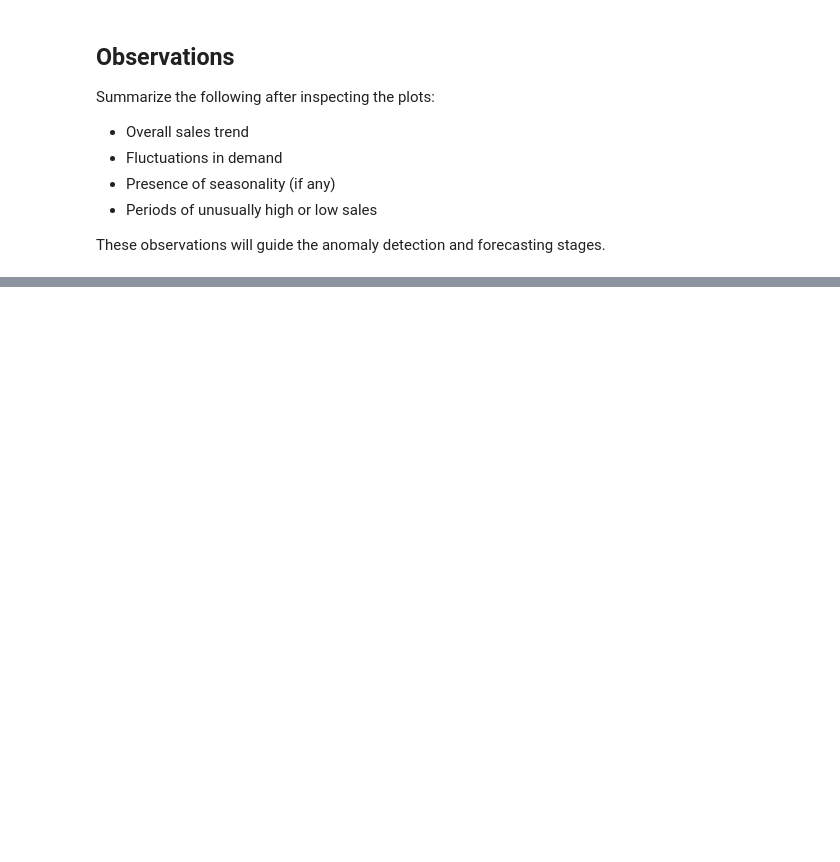
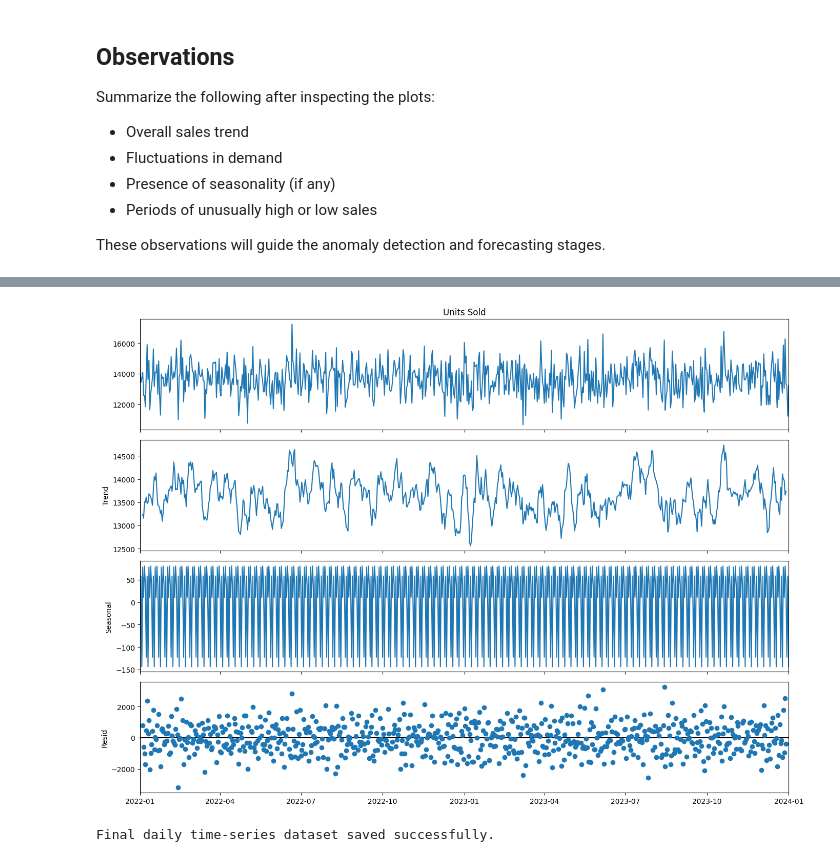
Before and after one commit to Adithyan-7/supply-chain-demand-forecasting, a Jupyter notebook: notebooks/01_data_preprocessing.ipynb, the cells around one changed output, grey strips where cells are left out. Drawn from its saved outputs; the diff is of its cells as text; code cells hidden in the pictures; blank space fills up the shorter version.

Commit message:
Add time series decomposition to preprocessing

```diff
--- a/notebooks/01_data_preprocessing.ipynb
+++ b/notebooks/01_data_preprocessing.ipynb
@@ -355,3 +355,20 @@ Summarize the following after inspecting the plots:
 - Periods of unusually high or low sales
 
 These observations will guide the anomaly detection and forecasting stages.
+# %%
+# Create a complete daily date range
+
+all_dates = pd.date_range(
+    start=daily_sales.index.min(),
+    end=daily_sales.index.max(),
+    freq="D"
+)
+
+# Reindex the time series to include missing dates
+
+daily_sales = daily_sales.reindex(all_dates)
+
+daily_sales.index.name = "Date"
+
+print("Missing values before interpolation:")
+print(daily_sales["Units Sold"].isnull().sum())
@@ -357,0 +378,10 @@ These observations will guide the anomaly detection and forecasting stages.
+# %%
+# Fill missing daily sales values using linear interpolation
+
+daily_sales["Units Sold"] = (
+    daily_sales["Units Sold"]
+    .interpolate(method="linear")
+)
+
+print("Missing values after interpolation:")
+print(daily_sales["Units Sold"].isnull().sum())
@@ -357,0 +413,26 @@ These observations will guide the anomaly detection and forecasting stages.
+# %%
+decomposition = seasonal_decompose(
+    daily_sales["Units Sold"],
+    model="additive",
+    period=7
+)
+
+fig = decomposition.plot()
+
+fig.set_size_inches(14, 10)
+
+plt.tight_layout()
+
+plt.show()
+# %% [output]
+[figure, added]
+# %%
+# Save the final prepared daily time series
+
+daily_sales.to_csv(
+    "../data/processed/daily_sales.csv"
+)
+
+print("Final daily time-series dataset saved successfully.")
+# %% [output]
+Final daily time-series dataset saved successfully.
```
Also changed, not shown: parts of 6 cells of this notebook.
